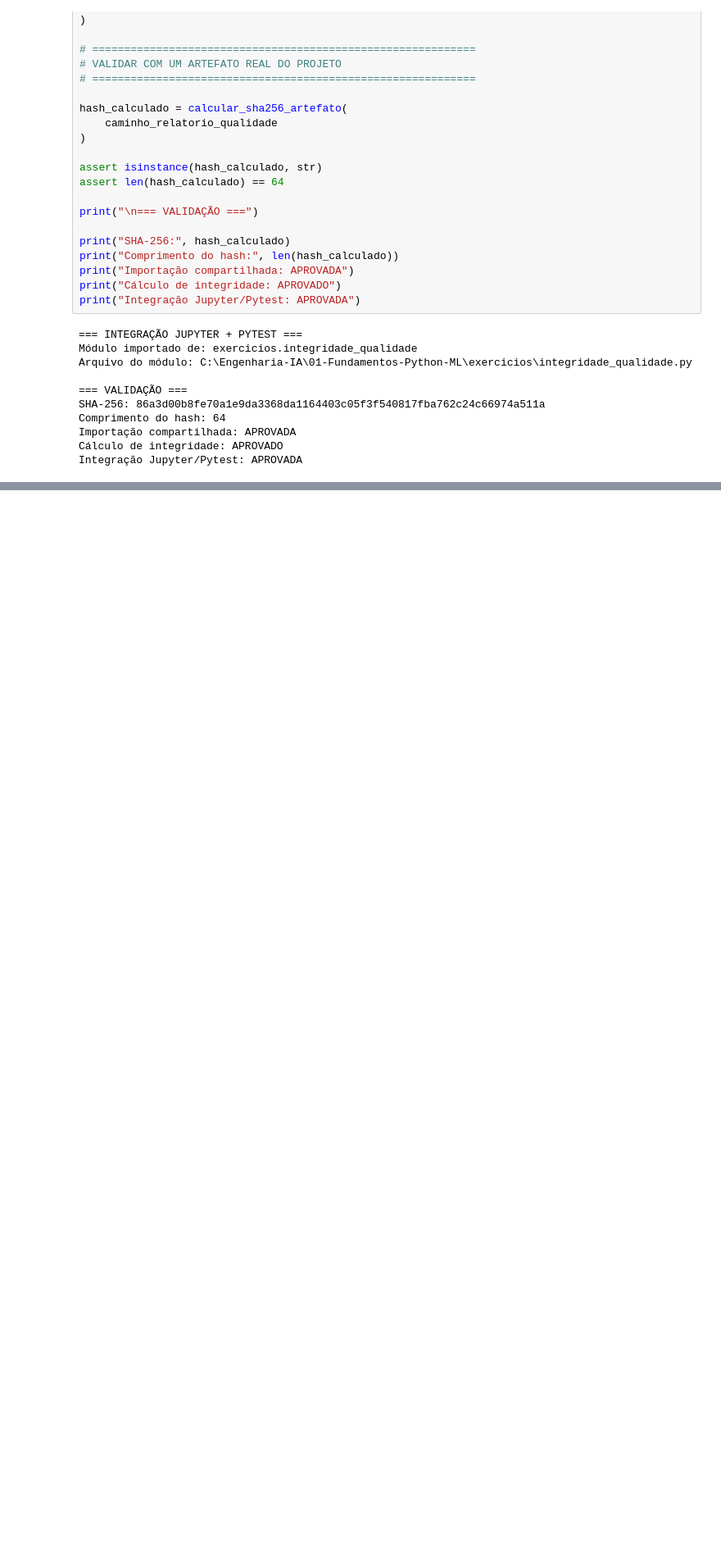
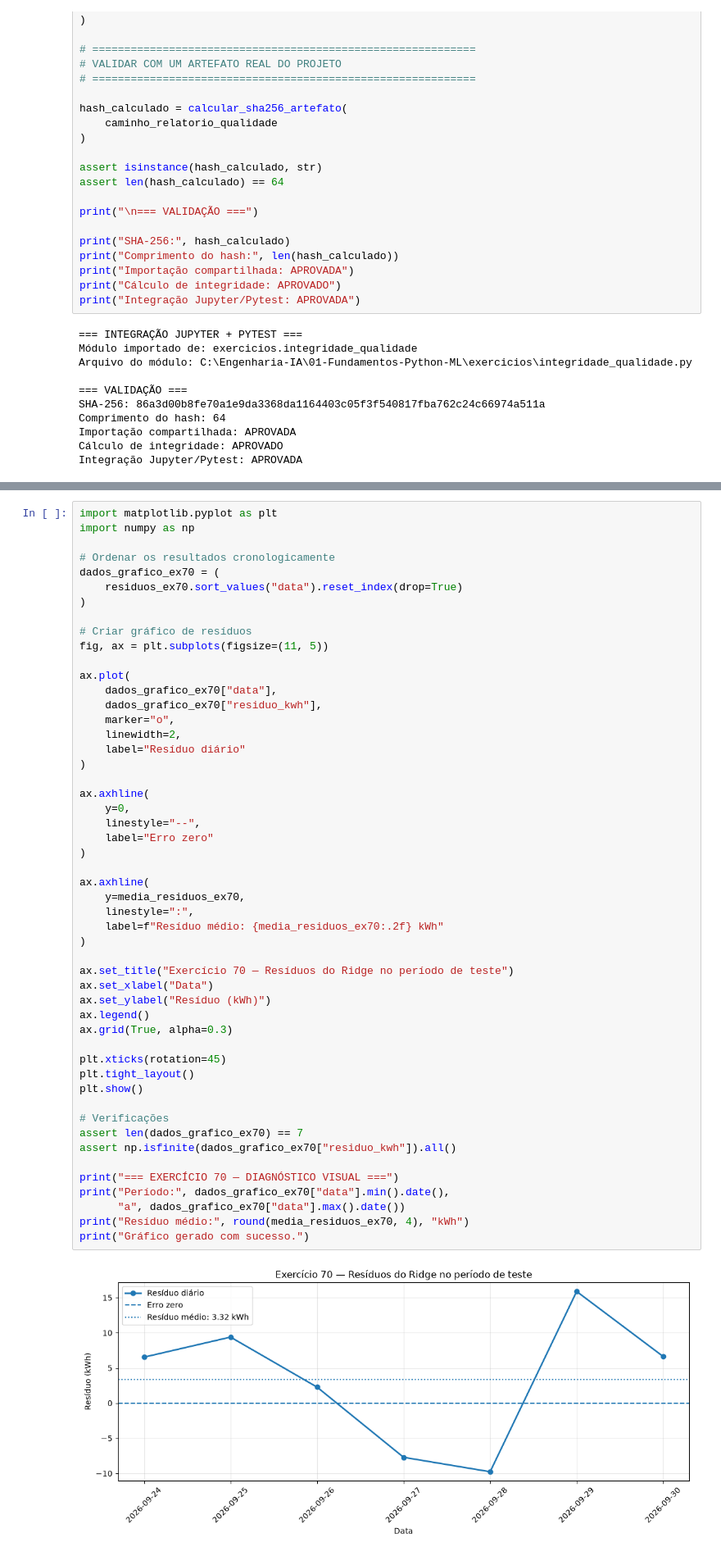
Before and after one commit to luisilvanovaes/Engenharia-IA, a Jupyter notebook: 01-Fundamentos-Python-ML/notebooks/semana02_dia01_pandas.ipynb, the cells around one changed output, grey strips where cells are left out. Shown at 82% size. Saved outputs shown, nothing was run; the diff lists cells and outputs as text; blank space fills up the shorter version.

Commit message:
feat: implementa API energetica, testes e Docker na semana 02

```diff
--- a/01-Fundamentos-Python-ML/notebooks/semana02_dia01_pandas.ipynb
+++ b/01-Fundamentos-Python-ML/notebooks/semana02_dia01_pandas.ipynb
@@ -9568,0 +10235,53 @@ Integração Jupyter/Pytest: APROVADA
+# %%
+import matplotlib.pyplot as plt
+import numpy as np
+
+# Ordenar os resultados cronologicamente
+dados_grafico_ex70 = (
+    residuos_ex70.sort_values("data").reset_index(drop=True)
+)
+
+# Criar gráfico de resíduos
+fig, ax = plt.subplots(figsize=(11, 5))
+
+ax.plot(
+    dados_grafico_ex70["data"],
+    dados_grafico_ex70["residuo_kwh"],
+    marker="o",
+    linewidth=2,
+    label="Resíduo diário"
+)
+
+ax.axhline(
+    y=0,
+    linestyle="--",
+    label="Erro zero"
+)
+
+ax.axhline(
+    y=media_residuos_ex70,
+    linestyle=":",
+    label=f"Resíduo médio: {media_residuos_ex70:.2f} kWh"
+)
+
+ax.set_title("Exercício 70 — Resíduos do Ridge no período de teste")
+ax.set_xlabel("Data")
+ax.set_ylabel("Resíduo (kWh)")
+ax.legend()
+ax.grid(True, alpha=0.3)
+
+plt.xticks(rotation=45)
+plt.tight_layout()
+plt.show()
+
+# Verificações
+assert len(dados_grafico_ex70) == 7
+assert np.isfinite(dados_grafico_ex70["residuo_kwh"]).all()
+
+print("=== EXERCÍCIO 70 — DIAGNÓSTICO VISUAL ===")
+print("Período:", dados_grafico_ex70["data"].min().date(),
+      "a", dados_grafico_ex70["data"].max().date())
+print("Resíduo médio:", round(media_residuos_ex70, 4), "kWh")
+print("Gráfico gerado com sucesso.")
+# %% [output]
+[figure, added]
```
Also changed, not shown: parts of 54 cells of this notebook, 4 other files.
